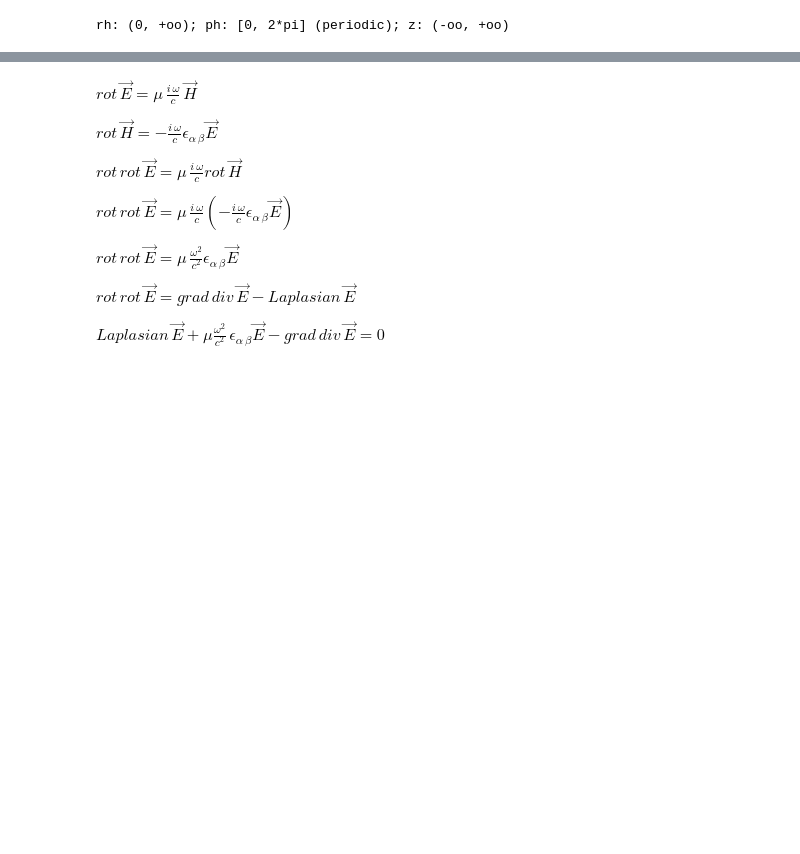
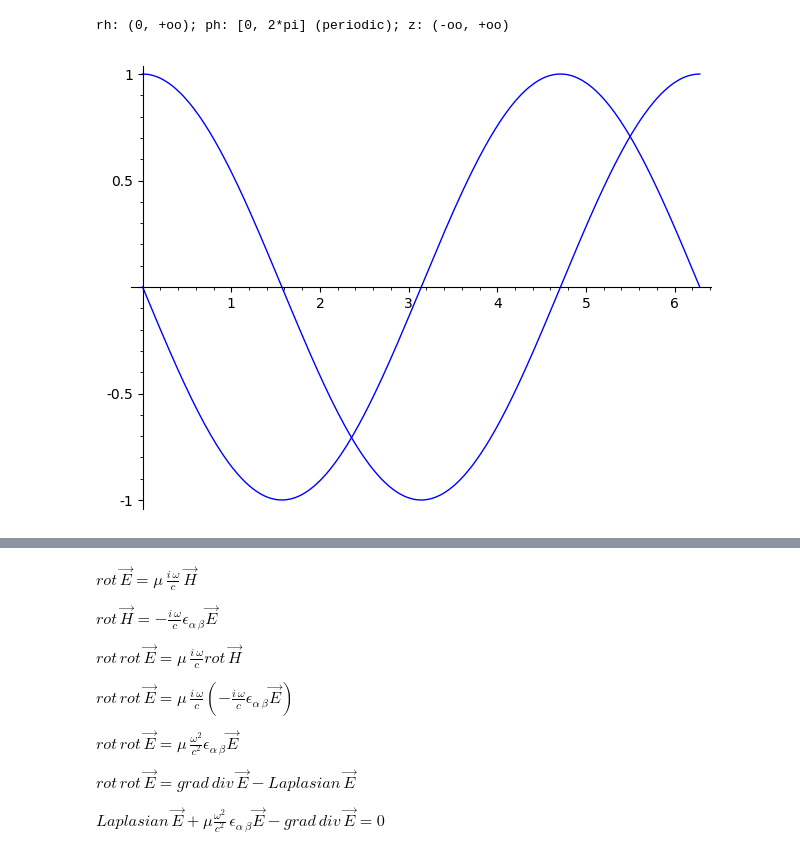
Before and after one commit to daju1/test, a Jupyter notebook: cyl_res.ipynb, the cells around one changed output, grey strips where cells are left out. Drawn from its saved outputs; the diff is of its cells as text; code cells hidden in the pictures; blank space fills up the shorter version.

```diff
--- a/cyl_res.ipynb
+++ b/cyl_res.ipynb
@@ -10,0 +30,4 @@ rh: (0, +oo); ph: [0, 2*pi] (periodic); z: (-oo, +oo)
+# %%
+plot(cos(x), (x,0,2*pi)) + plot(-sin(x), (x,0,2*pi))
+# %% [output]
+[figure, added]
```
Also changed, not shown: parts of 80 cells of this notebook.
